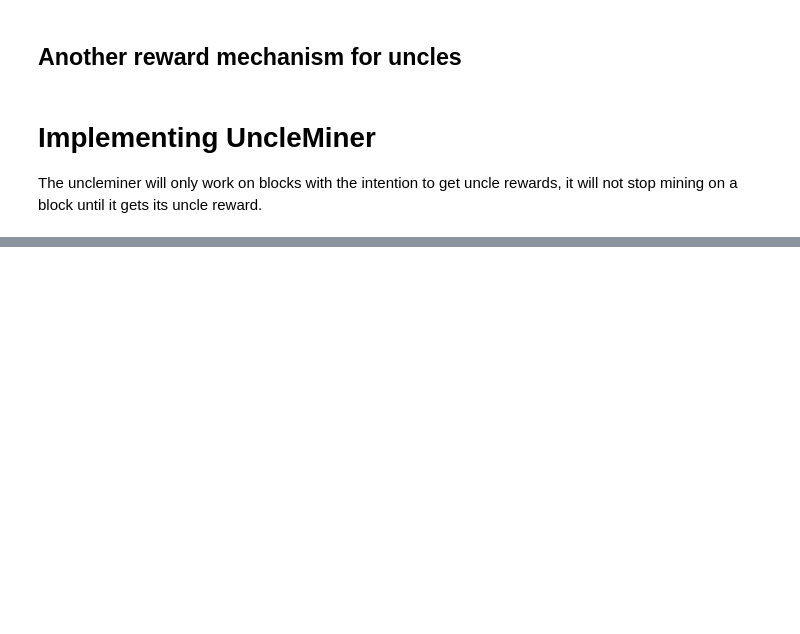
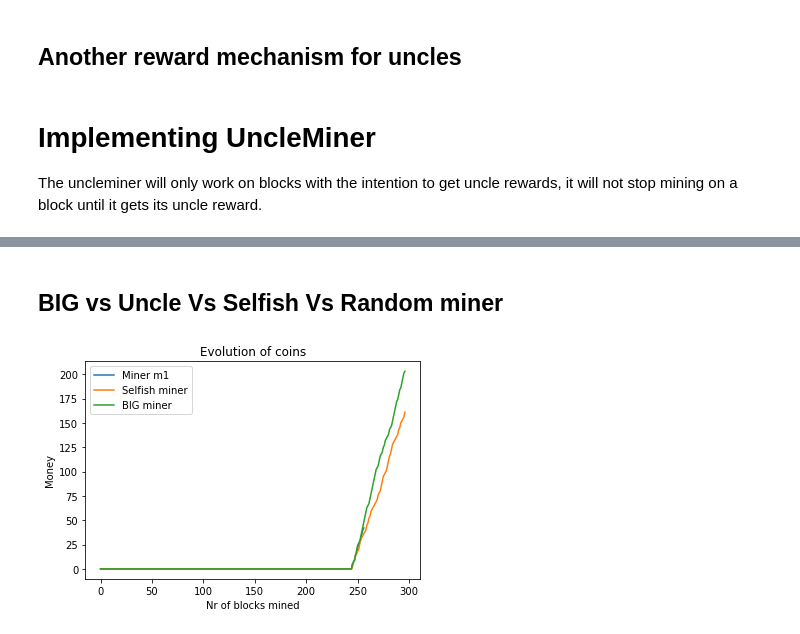
Before and after one commit to TTorgersen/dat650Project, a Jupyter notebook: uncle.ipynb, the cells around one changed output, grey strips where cells are left out. Cells and saved outputs as stored; diff of their text form; code cells hidden in the pictures; blank space fills up the shorter version.

```diff
--- a/uncle.ipynb
+++ b/uncle.ipynb
@@ -577,0 +858,32 @@ average:  0.963745731780984
+# %% [markdown]
+## BIG vs Uncle Vs Selfish Vs Random miner
+# %%
+BASEREWARD = 10
+UNCLEREWARD = 5
+NEPHEWREWARD = 2
+
+bc = Blockchain("0", 5)
+miners = []
+m = Miner(1, "m1", bc)
+selfish = SelfishMiner(2,"selfish", bc)
+big = Miner(5, "Big", bc)
+while bc.size < 301:
+    selfish.PoWSolver()
+    m.PoWSolver()
+    big.PoWSolver()
+
+    selfish.UpdateLast()
+    m.UpdateLast()
+    big.UpdateLast()
+
+miners.append(m)
+miners.append(selfish)
+miners.append(big)
+bc.createMainChain()
+bc.getUncles()
+bc.getUnclesBlock()
+calculateBaseRewards(miners, bc.mainchain)
+calculateUncleRewards(miners, bc.uncleBlocks, bc.mainchain)
+visualizeDifferentMiners(miners)
+# %% [output]
+[figure, added]
```
Also changed, not shown: parts of 16 cells of this notebook.
